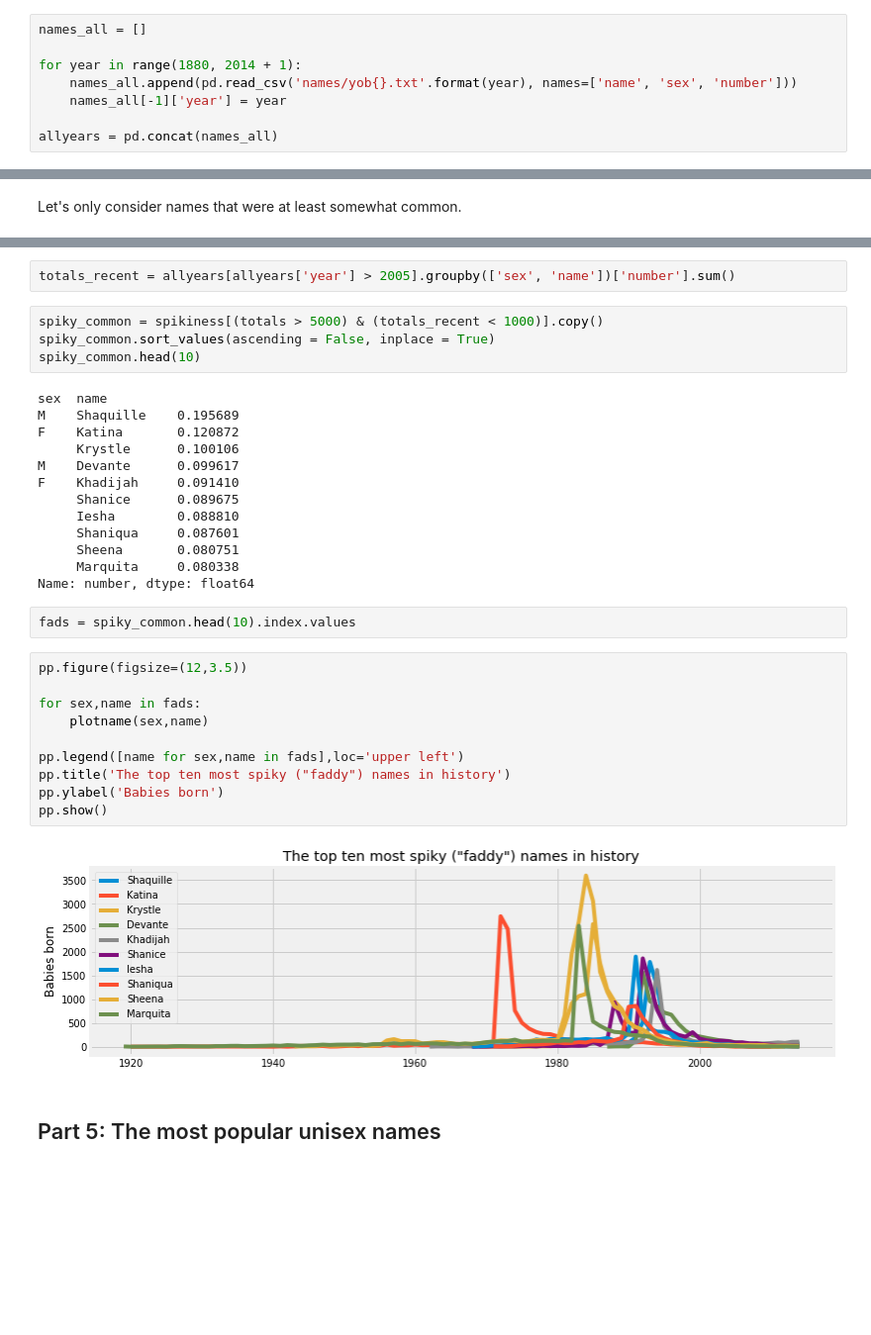
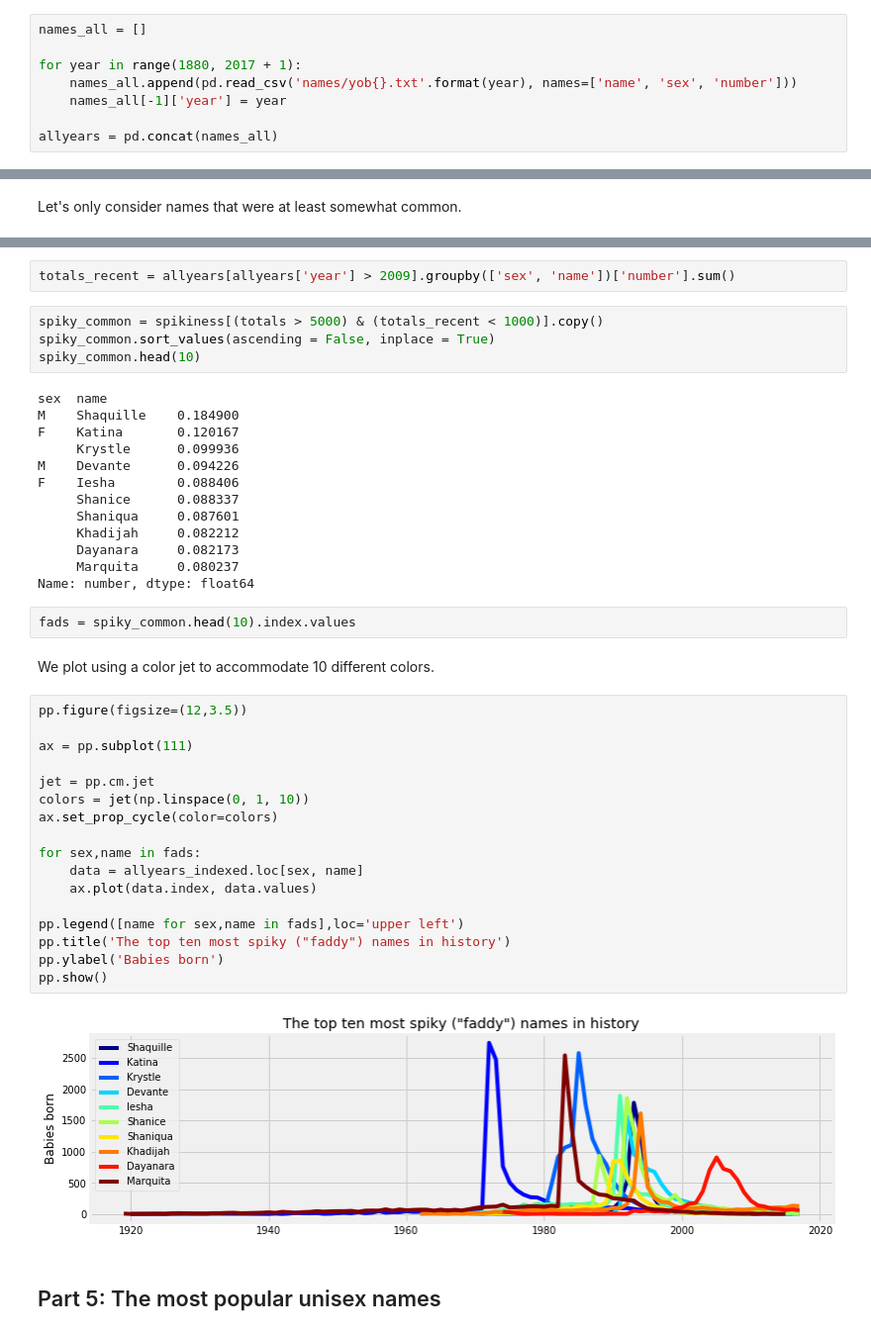
Before and after one commit to mstykow/babies, a Jupyter notebook: Baby Names.ipynb, the cells around one changed output, grey strips where cells are left out. Shown at 99% size. Cells and saved outputs as stored; diff of their text form; blank space fills up the shorter version.

```diff
--- a/Baby Names.ipynb
+++ b/Baby Names.ipynb
@@ -36,7 +36,7 @@ We make a list of data frames each corresponding to a year and concatenate them
 # %%
 names_all = []
 
-for year in range(1880, 2014 + 1):
+for year in range(1880, 2017 + 1):
     names_all.append(pd.read_csv('names/yob{}.txt'.format(year), names=['name', 'sex', 'number']))
     names_all[-1]['year'] = year
 
@@ -335,36 +335,45 @@ Let's plot the 10 most "faddy" names in history but exclude the last decade of r
 # %%
-totals_recent = allyears[allyears['year'] > 2005].groupby(['sex', 'name'])['number'].sum()
+totals_recent = allyears[allyears['year'] > 2009].groupby(['sex', 'name'])['number'].sum()
 # %%
 spiky_common = spikiness[(totals > 5000) & (totals_recent < 1000)].copy()
 spiky_common.sort_values(ascending = False, inplace = True)
 spiky_common.head(10)
 # %% [output]
 sex  name
-M    Shaquille    0.195689
-F    Katina       0.120872
-     Krystle      0.100106
-M    Devante      0.099617
-F    Khadijah     0.091410
-     Shanice      0.089675
-     Iesha        0.088810
+M    Shaquille    0.184900
+F    Katina       0.120167
+     Krystle      0.099936
+M    Devante      0.094226
+F    Iesha        0.088406
+     Shanice      0.088337
      Shaniqua     0.087601
-     Sheena       0.080751
-     Marquita     0.080338
+     Khadijah     0.082212
+     Dayanara     0.082173
+     Marquita     0.080237
 Name: number, dtype: float64
 # %%
 fads = spiky_common.head(10).index.values
+# %% [markdown]
+We plot using a color jet to accommodate 10 different colors.
 # %%
 pp.figure(figsize=(12,3.5))
 
+ax = pp.subplot(111)
+
+jet = pp.cm.jet
+colors = jet(np.linspace(0, 1, 10))
+ax.set_prop_cycle(color=colors)
+
 for sex,name in fads:
-    plotname(sex,name)
+    data = allyears_indexed.loc[sex, name]
+    ax.plot(data.index, data.values)
 
 pp.legend([name for sex,name in fads],loc='upper left')
 pp.title('The top ten most spiky ("faddy") names in history')
 pp.ylabel('Babies born')
 pp.show()
 # %% [output]
-[figure, old version]
+[figure, new version]
 # %% [markdown]
 ## Part 5: The most popular unisex names
 # %% [markdown]
```
Also changed, not shown: parts of 25 cells of this notebook.
